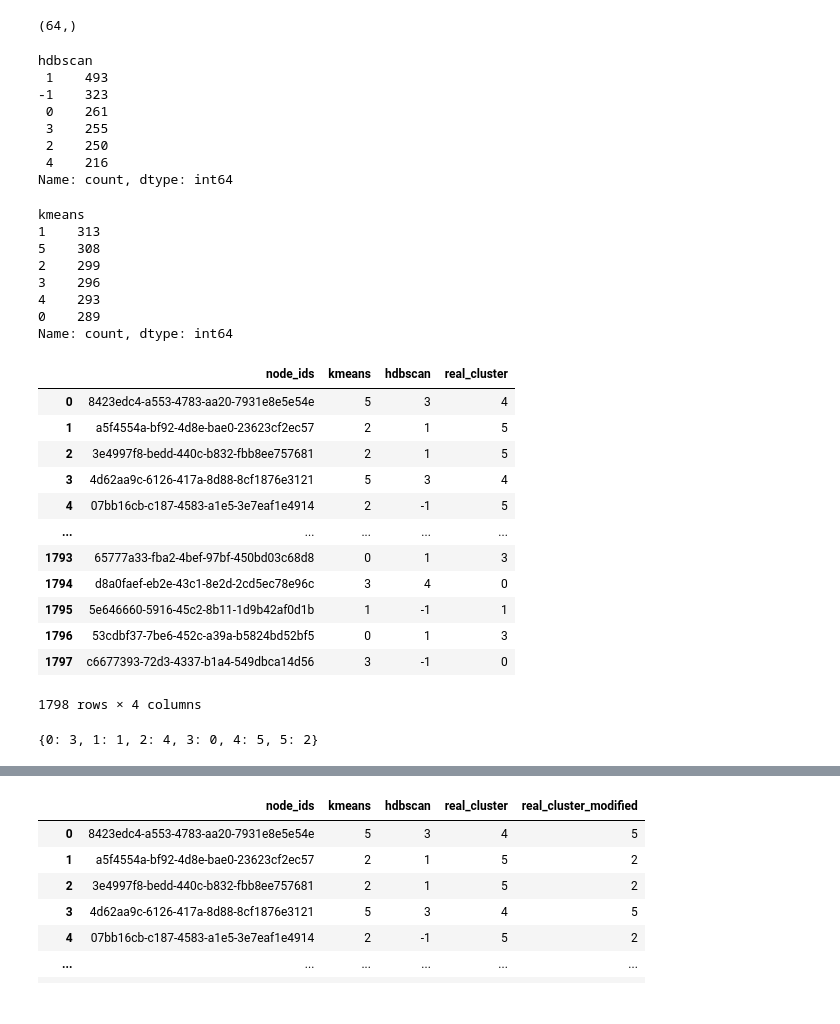
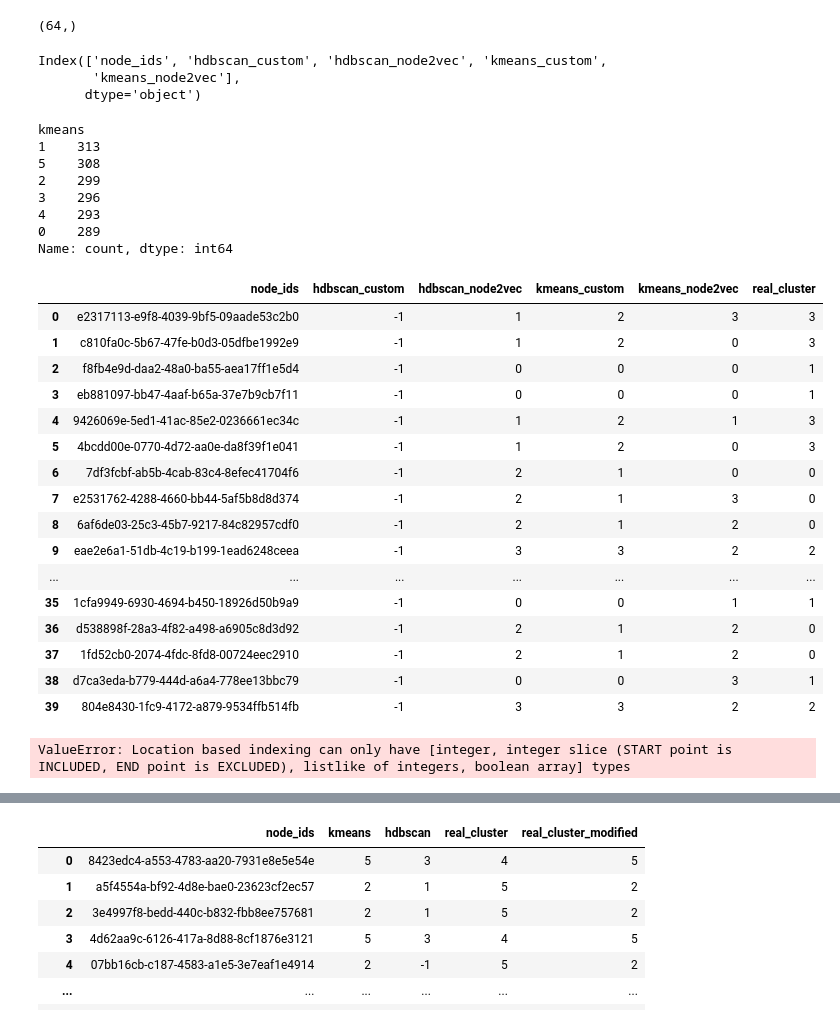
Before and after one commit to argelignacio/TRABAJO-PROFESIONAL-7599-, a Jupyter notebook: clustering/hdbscan/notebook_custom.ipynb, the cells around one changed output, grey strips where cells are left out. Drawn from its saved outputs; the diff is of its cells as text; code cells hidden in the pictures.

```diff
--- a/clustering/hdbscan/notebook_custom.ipynb
+++ b/clustering/hdbscan/notebook_custom.ipynb
@@ -92,14 +103,21 @@ nodes_labels = pd.DataFrame(zip(ids, kmeans_labels, hbds_scan_labels), columns =
-# %%
-nodes_labels.hdbscan.value_counts()
-# %% [output]
-hdbscan
- 1    493
--1    323
- 0    261
- 3    255
- 2    250
- 4    216
-Name: count, dtype: int64
+# %%
+# create a dataframe of the nodes with their cluster labels
+# nodes_labels = pd.DataFrame(zip(ids, kmeans_labels, hbds_scan_labels), columns = ['node_ids','kmeans','hdbscan'])
+nodes_labels_node2vec_hdbscan = pd.read_csv('../../results/2024-03-04 21:11:37_932c038e/hdbscan_n2v.csv')
+nodes_labels_custom_hdbscan = pd.read_csv('../../results/2024-03-04 21:11:37_932c038e/hdbscan_custom.csv')
+nodes_labels_custom_kmeans = pd.read_csv('../../results/2024-03-04 21:11:37_932c038e/kmeans_custom.csv')
+nodes_labels_node2vec_kmeans = pd.read_csv('../../results/2024-03-04 21:11:37_932c038e/kmeans_n2v.csv')
+
+nodes_labels = nodes_labels_node2vec_hdbscan\
+        .merge(nodes_labels_custom_hdbscan, left_on='node_ids', right_on='node_ids', suffixes=('_custom', '_node2vec'))\
+        .merge(nodes_labels_custom_kmeans, left_on='node_ids', right_on='node_ids')\
+        .merge(nodes_labels_node2vec_kmeans, left_on='node_ids', right_on='node_ids', suffixes=('_custom', '_node2vec'))
+# %%
+nodes_labels.columns
+# %% [output]
+Index(['node_ids', 'hdbscan_custom', 'hdbscan_node2vec', 'kmeans_custom',
+       'kmeans_node2vec'],
+      dtype='object')
 # %%
 nodes_labels.kmeans.value_counts()
 # %% [output]
@@ -115,21 +133,22 @@ Name: count, dtype: int64
 embedding = umap.UMAP(n_components=2).fit(embedding_matrix)
 # %%
 nodes_labels['real_cluster'] = nodes_labels.apply(lambda x: clusters.get(x.node_ids), axis=1)
+nodes_labels
 # %% [output]
-|  | node_ids | kmeans | hdbscan | real_cluster |
-| 0 | 8423edc4-a553-4783-aa20-7931e8e5e54e | 5 | 3 | 4 |
-| 1 | a5f4554a-bf92-4d8e-bae0-23623cf2ec57 | 2 | 1 | 5 |
-| 2 | 3e4997f8-bedd-440c-b832-fbb8ee757681 | 2 | 1 | 5 |
-| 3 | 4d62aa9c-6126-417a-8d88-8cf1876e3121 | 5 | 3 | 4 |
-| 4 | 07bb16cb-c187-4583-a1e5-3e7eaf1e4914 | 2 | -1 | 5 |
-| ... | ... | ... | ... | ... |
-| 1793 | 65777a33-fba2-4bef-97bf-450bd03c68d8 | 0 | 1 | 3 |
-| 1794 | d8a0faef-eb2e-43c1-8e2d-2cd5ec78e96c | 3 | 4 | 0 |
-| 1795 | 5e646660-5916-45c2-8b11-1d9b42af0d1b | 1 | -1 | 1 |
-| 1796 | 53cdbf37-7be6-452c-a39a-b5824bd52bf5 | 0 | 1 | 3 |
-| 1797 | c6677393-72d3-4337-b1a4-549dbca14d56 | 3 | -1 | 0 |
+|  | node_ids | hdbscan_custom | hdbscan_node2vec | kmeans_custom | kmeans_node2vec | real_cluster |
+| 0 | e2317113-e9f8-4039-9bf5-09aade53c2b0 | -1 | 1 | 2 | 3 | 3 |
+| 1 | c810fa0c-5b67-47fe-b0d3-05dfbe1992e9 | -1 | 1 | 2 | 0 | 3 |
+| 2 | f8fb4e9d-daa2-48a0-ba55-aea17ff1e5d4 | -1 | 0 | 0 | 0 | 1 |
+| 3 | eb881097-bb47-4aaf-b65a-37e7b9cb7f11 | -1 | 0 | 0 | 0 | 1 |
+| 4 | 9426069e-5ed1-41ac-85e2-0236661ec34c | -1 | 1 | 2 | 1 | 3 |
+| 5 | 4bcdd00e-0770-4d72-aa0e-da8f39f1e041 | -1 | 1 | 2 | 0 | 3 |
+| 6 | 7df3fcbf-ab5b-4cab-83c4-8efec41704f6 | -1 | 2 | 1 | 0 | 0 |
+| 7 | e2531762-4288-4660-bb44-5af5b8d8d374 | -1 | 2 | 1 | 3 | 0 |
+| 8 | 6af6de03-25c3-45b7-9217-84c82957cdf0 | -1 | 2 | 1 | 2 | 0 |
+| 9 | eae2e6a1-51db-4c19-b199-1ead6248ceea | -1 | 3 | 3 | 2 | 2 |
+| ... | ... | ... | ... | ... | ... | ... |
+| 35 | 1cfa9949-6930-4694-b450-18926d50b9a9 | -1 | 0 | 0 | 1 | 1 |
+| 36 | d538898f-28a3-4f82-a498-a6905c8d3d92 | -1 | 2 | 1 | 2 | 0 |
+| 37 | 1fd52cb0-2074-4fdc-8fd8-00724eec2910 | -1 | 2 | 1 | 2 | 0 |
+| 38 | d7ca3eda-b779-444d-a6a4-778ee13bbc79 | -1 | 0 | 0 | 3 | 1 |
+| 39 | 804e8430-1fc9-4172-a879-9534ffb514fb | -1 | 3 | 3 | 2 | 2 |
-1798 rows × 4 columns
-# %%
-mapping = nodes_labels.groupby("real_cluster").kmeans.mean().apply(lambda x: round(x)).to_dict()
-# %% [output]
-{0: 3, 1: 1, 2: 4, 3: 0, 4: 5, 5: 2}
@@ -135,0 +161,7 @@ mapping = nodes_labels.groupby("real_cluster").kmeans.mean().apply(lambda x: rou
+# %%
+for col in columns:
+    for i in index:
+        mapping[col][i] = tmp_mapping.iloc[i, col]
+mapping
+# %% [output]
+ValueError: Location based indexing can only have [integer, integer slice (START point is INCLUDED, END point is EXCLUDED), listlike of integers, boolean array] types
```
Also changed, not shown: parts of 7 cells of this notebook, 5 other files.
